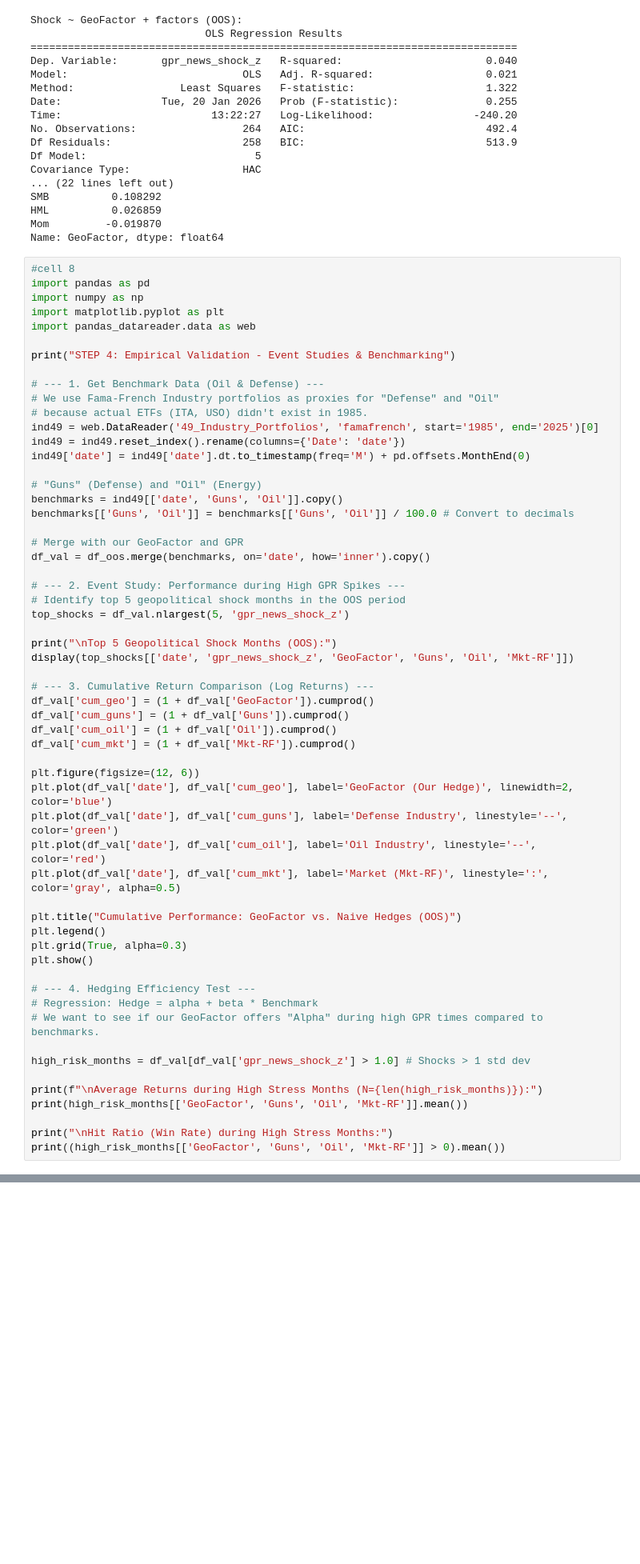
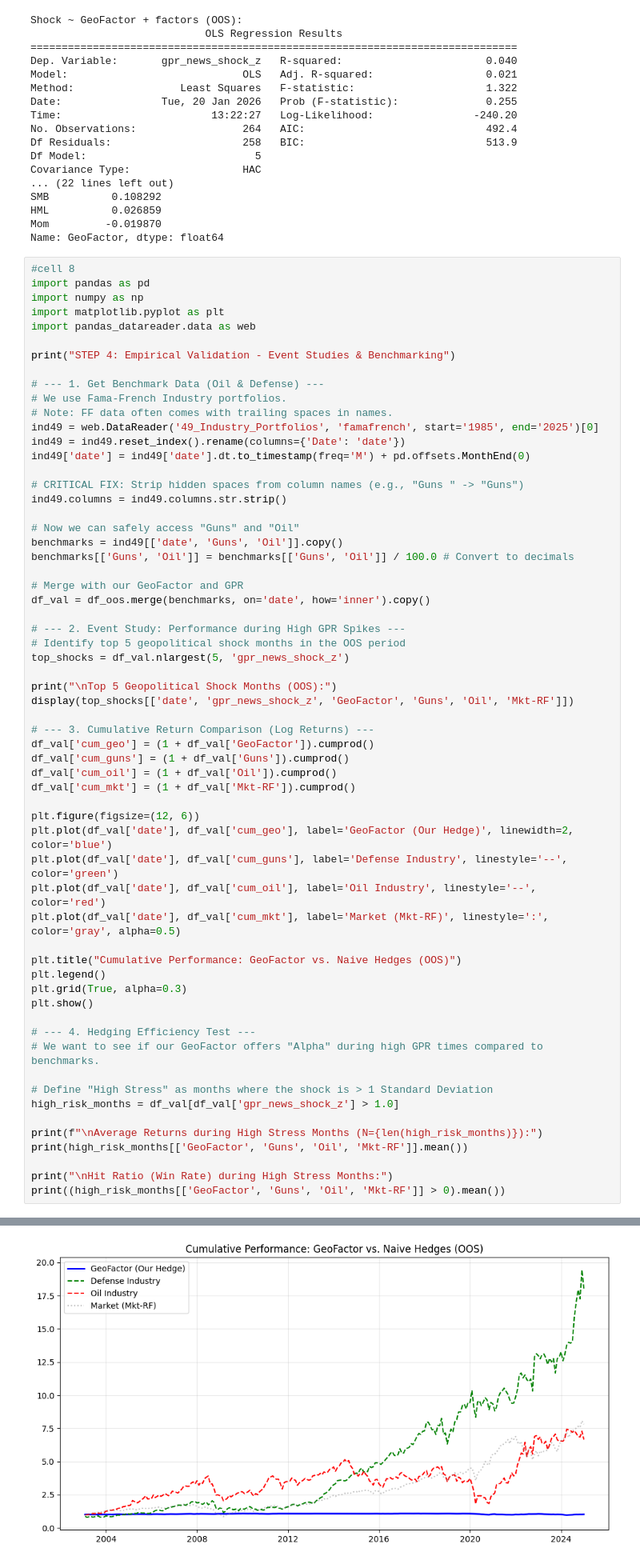
Before and after one commit to siddharthyashkukreja-cloud/Hedging_GeoPolRisk, a Jupyter notebook: researchProject.ipynb, the cells around one changed output, grey strips where cells are left out. Shown at 80% size. Drawn from its saved outputs; the diff is of its cells as text; blank space fills up the shorter version.

```diff
--- a/researchProject.ipynb
+++ b/researchProject.ipynb
@@ -752,13 +743,16 @@ import pandas_datareader.data as web
 print("STEP 4: Empirical Validation - Event Studies & Benchmarking")
 
 # --- 1. Get Benchmark Data (Oil & Defense) ---
-# We use Fama-French Industry portfolios as proxies for "Defense" and "Oil"
-# because actual ETFs (ITA, USO) didn't exist in 1985.
+# We use Fama-French Industry portfolios.
+# Note: FF data often comes with trailing spaces in names.
 ind49 = web.DataReader('49_Industry_Portfolios', 'famafrench', start='1985', end='2025')[0]
 ind49 = ind49.reset_index().rename(columns={'Date': 'date'})
 ind49['date'] = ind49['date'].dt.to_timestamp(freq='M') + pd.offsets.MonthEnd(0)
 
-# "Guns" (Defense) and "Oil" (Energy)
+# CRITICAL FIX: Strip hidden spaces from column names (e.g., "Guns " -> "Guns")
+ind49.columns = ind49.columns.str.strip()
+
+# Now we can safely access "Guns" and "Oil"
 benchmarks = ind49[['date', 'Guns', 'Oil']].copy()
 benchmarks[['Guns', 'Oil']] = benchmarks[['Guns', 'Oil']] / 100.0 # Convert to decimals
 
@@ -790,10 +784,10 @@ plt.grid(True, alpha=0.3)
 plt.show()
 
 # --- 4. Hedging Efficiency Test ---
-# Regression: Hedge = alpha + beta * Benchmark
 # We want to see if our GeoFactor offers "Alpha" during high GPR times compared to benchmarks.
 
-high_risk_months = df_val[df_val['gpr_news_shock_z'] > 1.0] # Shocks > 1 std dev
+# Define "High Stress" as months where the shock is > 1 Standard Deviation
+high_risk_months = df_val[df_val['gpr_news_shock_z'] > 1.0]
 
 print(f"\nAverage Returns during High Stress Months (N={len(high_risk_months)}):")
 print(high_risk_months[['GeoFactor', 'Guns', 'Oil', 'Mkt-RF']].mean())
@@ -804,0 +807 @@ STEP 4: Empirical Validation - Event Studies & Benchmarking
+[figure, added]
```
Also changed, not shown: parts of 36 cells of this notebook.
